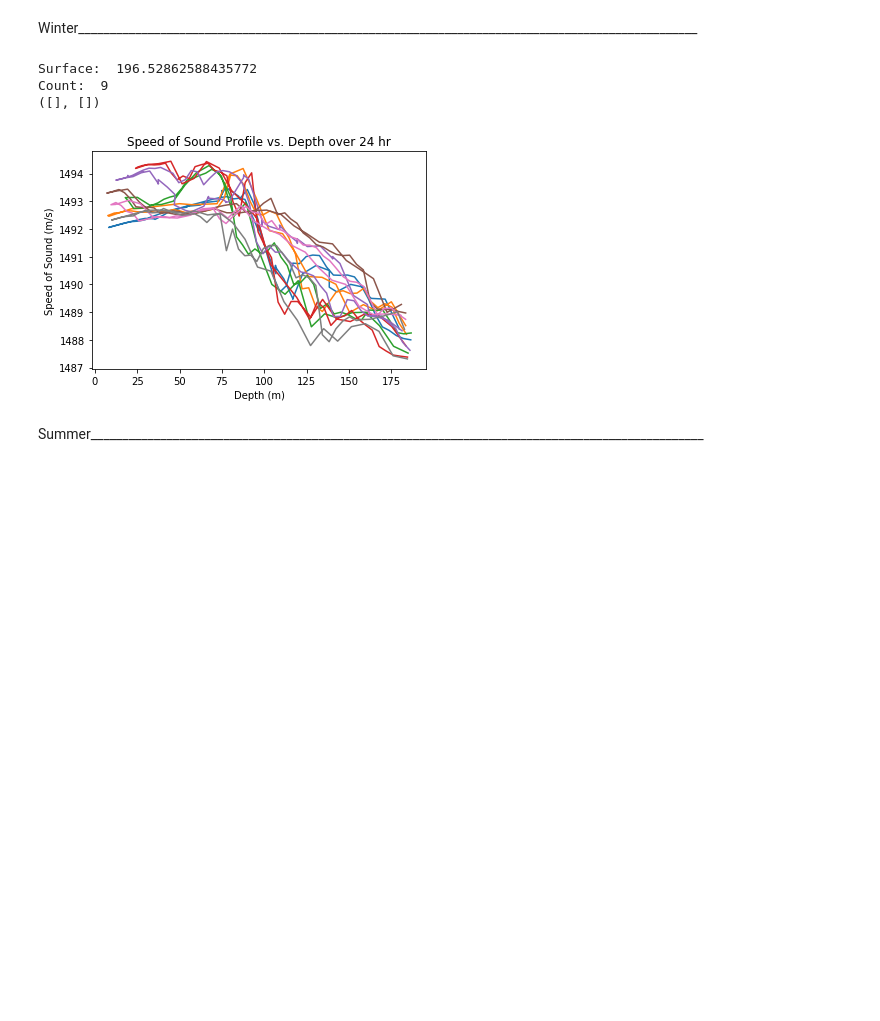
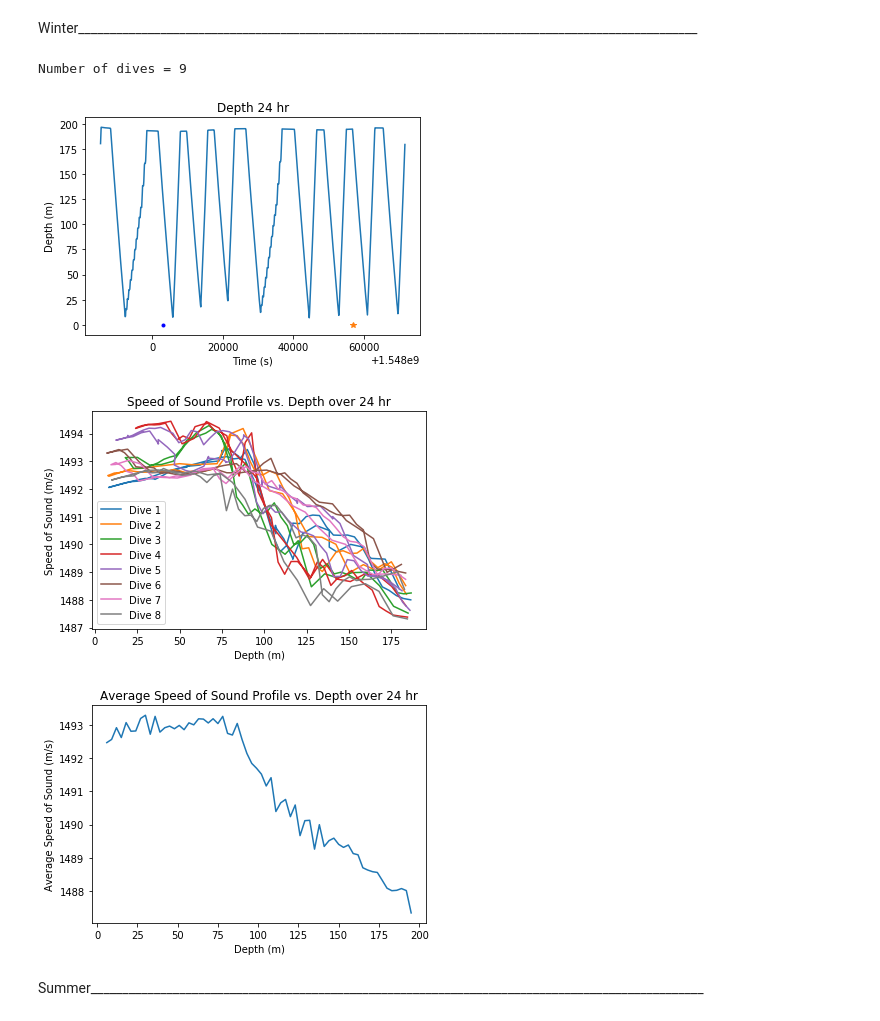
Before and after one commit to shamgold/Project1, a Jupyter notebook: Project 1.ipynb, the cells around one changed output. Cells and saved outputs as stored; diff of their text form; code cells hidden in the pictures; blank space fills up the shorter version.

```diff
--- a/Project 1.ipynb
+++ b/Project 1.ipynb
@@ -226,12 +232,12 @@ Count:  10
 # %% [markdown]
 Winter__________________________________________________________________________________________________
 # %%
-dataAnalysis("https://ooinet.oceanobservatories.org/api/m2m/12576/sensor/inv/CE04OSPS/SF01B/2A-CTDPFA107/streamed/ctdpf_sbe43_sample?beginDT=2019-01-20T19:54:41.000Z&endDT=2019-01-21T19:54:41.000Z&limit=1000&parameters=13,908,7,909", 'seawater_temperature', 'seawater_pressure', 'practical_salinity', 'time')
+dataAnalysis("https://ooinet.oceanobservatories.org/api/m2m/12576/sensor/inv/CE04OSPS/SF01B/2A-CTDPFA107/streamed/ctdpf_sbe43_sample?beginDT=2019-01-20T19:54:41.000Z&endDT=2019-01-21T19:54:41.000Z&limit=1000&parameters=13,908,7,909", 'seawater_temperature', 'seawater_pressure', 'practical_salinity', 'time', 2019, 1, 20, 16, 52, 21, 7, 48)
 # %% [output]
-Surface:  196.52862588435772
-Count:  9
-([], [])
+Number of dives = 9
-[figure, old version]
+[figure, new version]
+[figure, added]
+[figure, added]
 # %% [markdown]
 Summer_________________________________________________________________________________________________
 # %%
```
Also changed, not shown: parts of 15 cells of this notebook.
